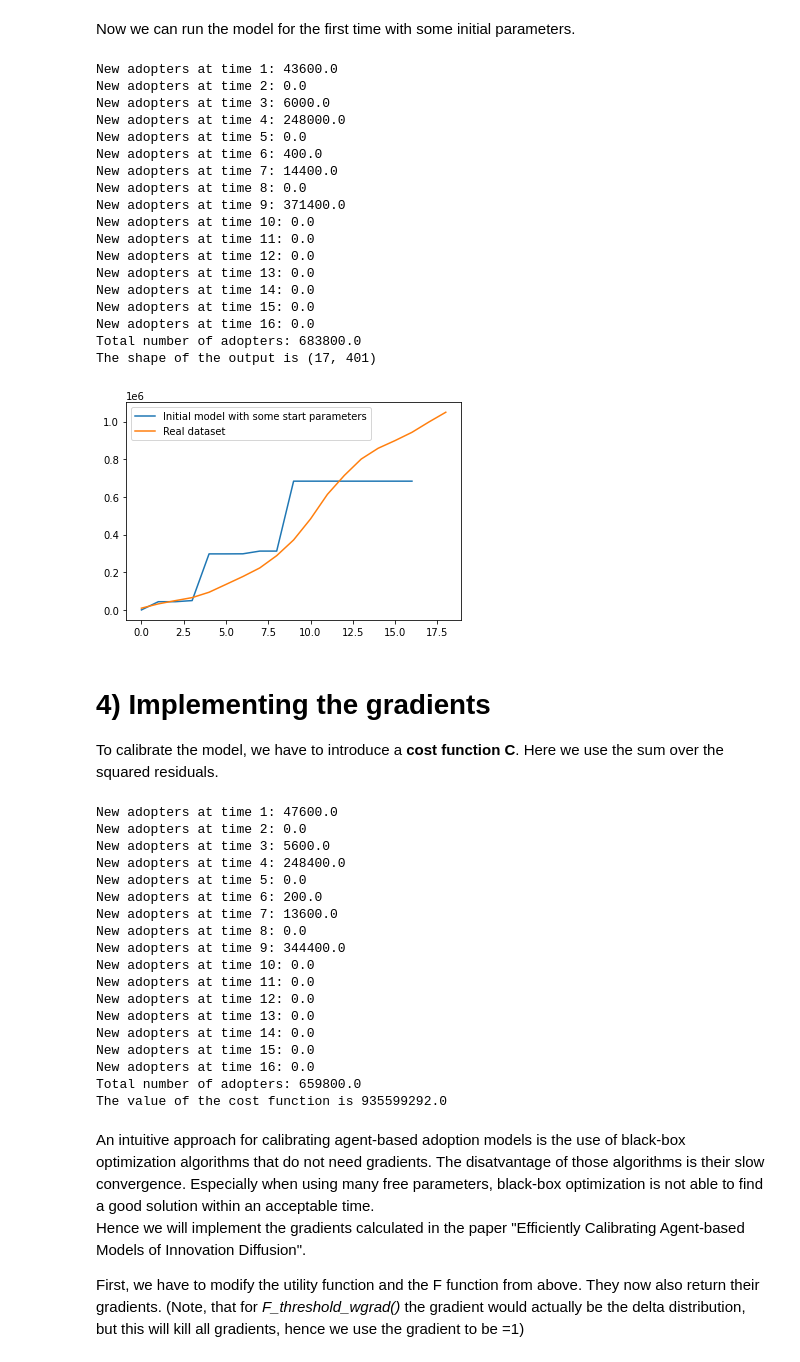
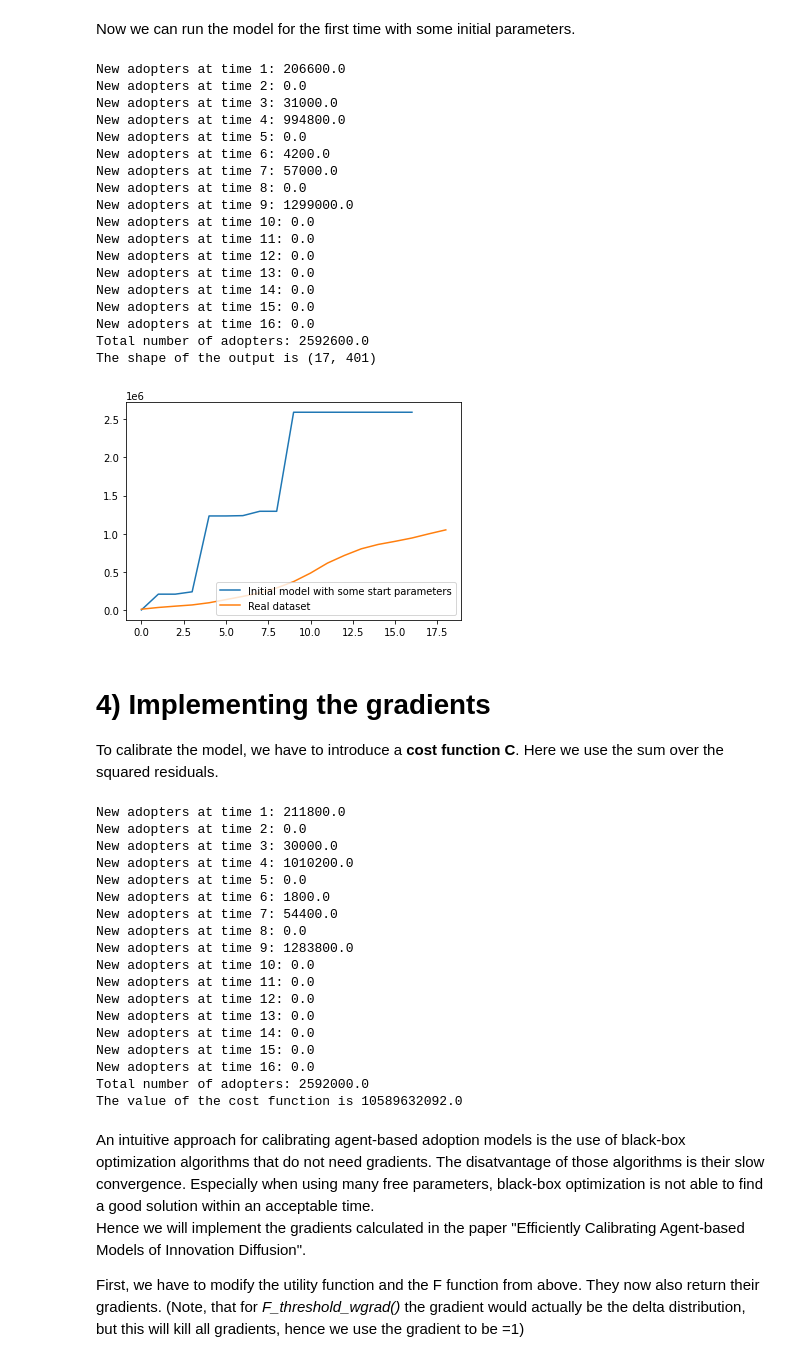
Before and after one commit to FlorianK13/ABM-Calibration, a Jupyter notebook: code/ABM_Adoption.ipynb, the cells around one changed output. Saved outputs shown, nothing was run; the diff lists cells and outputs as text; code cells hidden in the pictures.

Commit message:
Change plot and printed message in optimization

```diff
--- a/code/ABM_Adoption.ipynb
+++ b/code/ABM_Adoption.ipynb
@@ -195,38 +195,38 @@ Now we can run the model for the first time with some initial parameters.
 # %%
 # reset Agent_Array
 Agent_Array=MakeAgentArray(Countypd,Agent_Scale)
 
 # Run the model once
-initial_params=np.array([-.3,.3,.3,.3])
+initial_params=np.array([-.2,.4,.4,.4])
 Timesteps=17
 Y_tilde=Model(initial_params,Timesteps,Agent_Array=Agent_Array)
 print(f"The shape of the output is {Y_tilde.shape}")
 
 pl.plot(Y_tilde.cumsum(axis=0).sum(axis=1),label="Initial model with some start parameters")
 pl.plot(Y_kummulative.sum(axis=1),label="Real dataset")
 pl.legend()
 pl.plot()
 pl.show()
 # %% [output]
-New adopters at time 1: 43600.0
+New adopters at time 1: 206600.0
 New adopters at time 2: 0.0
-New adopters at time 3: 6000.0
-New adopters at time 4: 248000.0
+New adopters at time 3: 31000.0
+New adopters at time 4: 994800.0
 New adopters at time 5: 0.0
-New adopters at time 6: 400.0
-New adopters at time 7: 14400.0
+New adopters at time 6: 4200.0
+New adopters at time 7: 57000.0
 New adopters at time 8: 0.0
-New adopters at time 9: 371400.0
+New adopters at time 9: 1299000.0
 New adopters at time 10: 0.0
 New adopters at time 11: 0.0
 New adopters at time 12: 0.0
 New adopters at time 13: 0.0
 New adopters at time 14: 0.0
 New adopters at time 15: 0.0
 New adopters at time 16: 0.0
-Total number of adopters: 683800.0
+Total number of adopters: 2592600.0
 The shape of the output is (17, 401)
-[figure, old version]
+[figure, new version]
 # %% [markdown]
 # 4) Implementing the gradients
 To calibrate the model, we have to introduce a **cost function C**. Here we use the sum over the squared residuals.
@@ -242,15 +242,15 @@ def Costfunction(params,Agent_Array,Y=Y[:Timesteps],Model=Model,Timesteps=Timest
 
 print(f"The value of the cost function is {Costfunction(initial_params,Agent_Array)}")
 # %% [output]
-New adopters at time 1: 47600.0
+New adopters at time 1: 211800.0
 New adopters at time 2: 0.0
-New adopters at time 3: 5600.0
-New adopters at time 4: 248400.0
+New adopters at time 3: 30000.0
+New adopters at time 4: 1010200.0
 New adopters at time 5: 0.0
-New adopters at time 6: 200.0
-New adopters at time 7: 13600.0
+New adopters at time 6: 1800.0
+New adopters at time 7: 54400.0
 New adopters at time 8: 0.0
-New adopters at time 9: 344400.0
+New adopters at time 9: 1283800.0
 New adopters at time 10: 0.0
 New adopters at time 11: 0.0
 New adopters at time 12: 0.0
@@ -258,8 +258,8 @@ New adopters at time 13: 0.0
 New adopters at time 14: 0.0
 New adopters at time 15: 0.0
 New adopters at time 16: 0.0
-Total number of adopters: 659800.0
-The value of the cost function is 935599292.0
+Total number of adopters: 2592000.0
+The value of the cost function is 10589632092.0
 # %% [markdown]
 An intuitive approach for calibrating agent-based adoption models is the use of black-box optimization algorithms that do not need gradients. The disatvantage of those algorithms is their slow convergence. Especially when using many free parameters, black-box optimization is not able to find a good solution within an acceptable time.
 Hence we will implement the gradients calculated in the paper "Efficiently Calibrating Agent-based Models of Innovation Diffusion".
```
Also changed, not shown: parts of 7 cells of this notebook.
